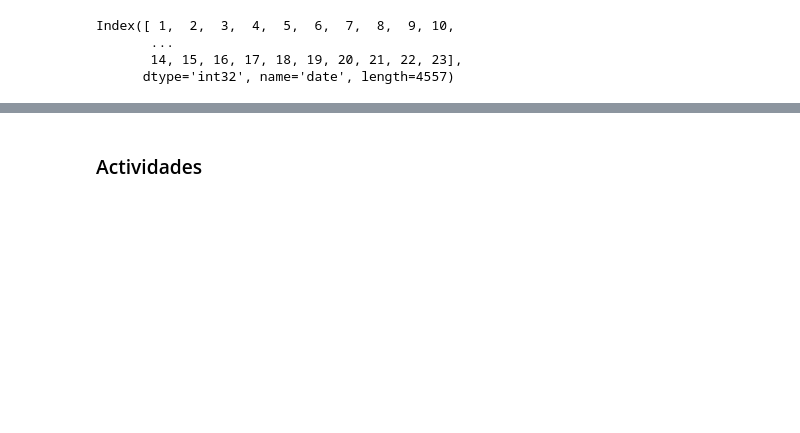
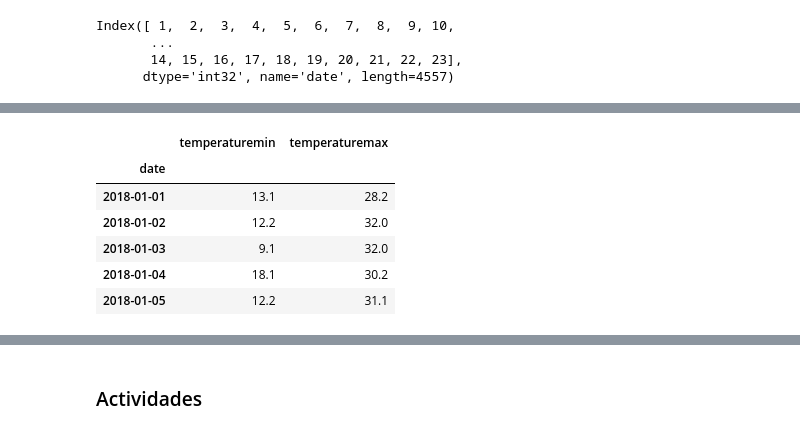
Before and after one commit to wisaaco/TTAD, a Jupyter notebook: notebooks/05_Pandas/04_OtherActions.ipynb, the cells around one changed output, grey strips where cells are left out. Cells and saved outputs as stored; diff of their text form; code cells hidden in the pictures; blank space fills up the shorter version.

```diff
--- a/notebooks/05_Pandas/04_OtherActions.ipynb
+++ b/notebooks/05_Pandas/04_OtherActions.ipynb
@@ -465,0 +504,10 @@ df.loc["2014":"2016"]
+# %%
+df.loc["2018-01-01":"2018-01-15", ["temperaturemin", "temperaturemax"]].head()
+# %% [output]
+|  | temperaturemin | temperaturemax |
+| date |  |  |
+| 2018-01-01 | 13.1 | 28.2 |
+| 2018-01-02 | 12.2 | 32.0 |
+| 2018-01-03 | 9.1 | 32.0 |
+| 2018-01-04 | 18.1 | 30.2 |
+| 2018-01-05 | 12.2 | 31.1 |
```
Also changed, not shown: parts of 58 cells of this notebook, 3 other files.
